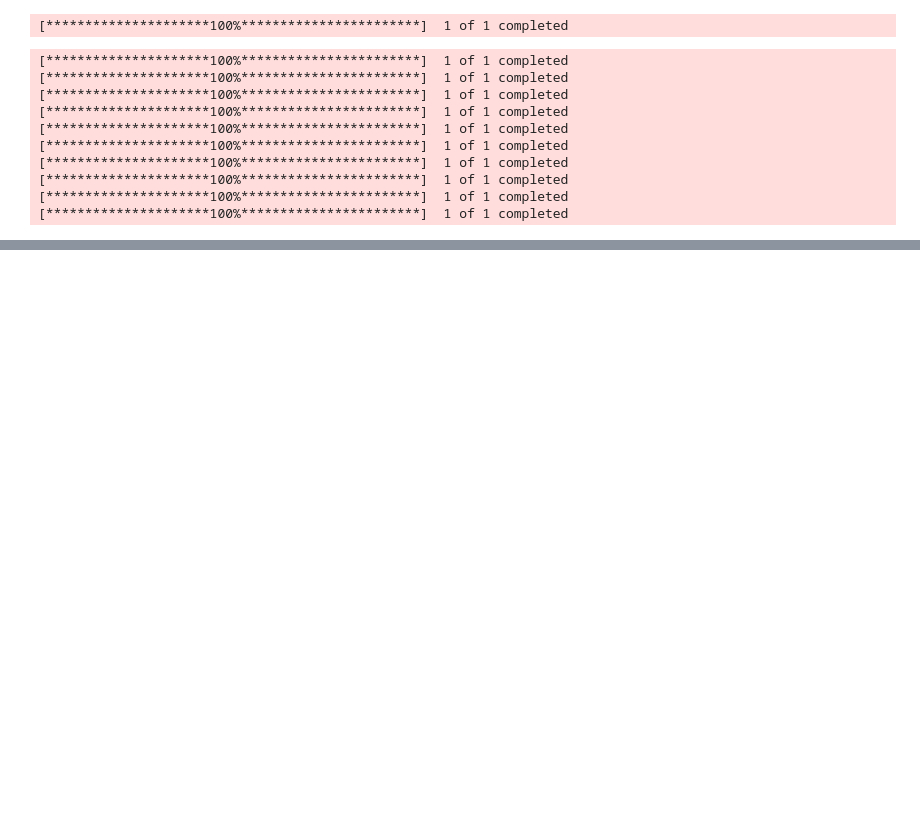
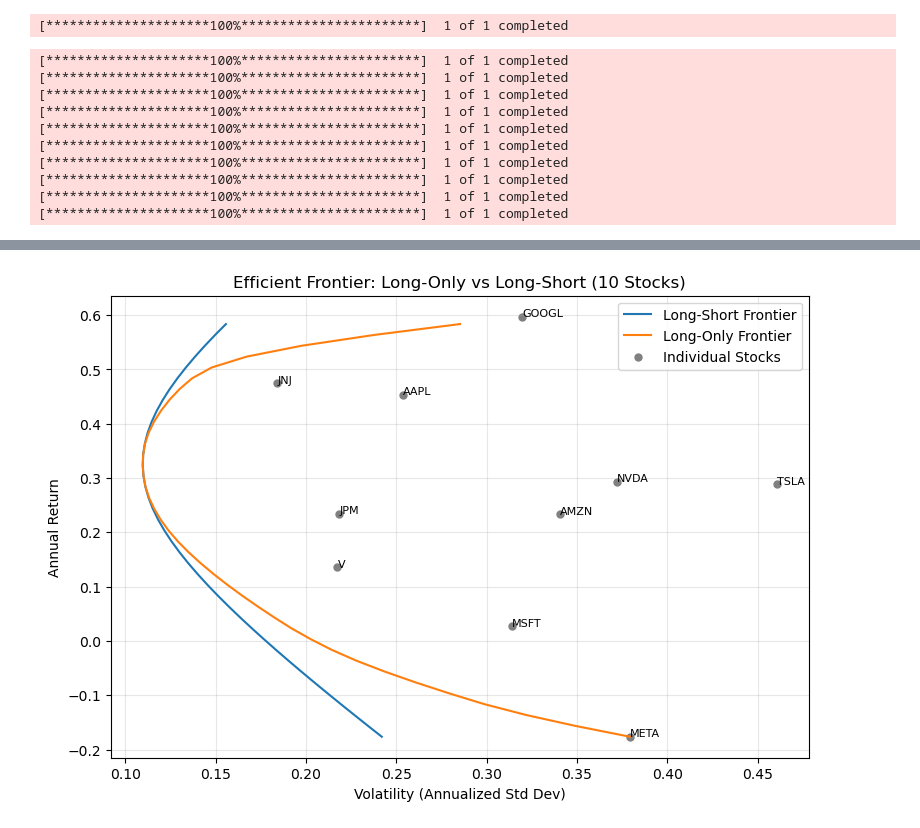
Before and after one commit to RishiKumar0897/MGT4067, a Jupyter notebook: Submission1.ipynb, the cells around one changed output, grey strips where cells are left out. Drawn from its saved outputs; the diff is of its cells as text; code cells hidden in the pictures; blank space fills up the shorter version.

```diff
--- a/Submission1.ipynb
+++ b/Submission1.ipynb
@@ -16,13 +17,13 @@ SPY = yf.download('SPY', start='2025-08-01', end='2026-08-01')['Close']
 # %% [output]
 [*********************100%***********************]  1 of 1 completed
 # %%
-# Download historical daily adjusted close prices for the specified tickers
 prices = {}
-daily_returns = {}
-for ticker in TICKERS:
-    data = yf.download(ticker, start='2025-08-01', end='2026-08-01')['Close']
-    prices[ticker] = data
-    daily_returns[ticker] = data.pct_change().dropna()
+daily_ret = {}
+
+for stock in stocks:
+    data = yf.download(stock, start='2025-08-01', end='2026-09-01')['Close']
+    prices[stock] = data
+    daily_ret[stock] = data.pct_change().dropna()
 # %% [output]
 [*********************100%***********************]  1 of 1 completed
 [*********************100%***********************]  1 of 1 completed
@@ -83,9 +82,8 @@ SPY         0.204460         0.016440           0.128217
 # %%
-#creating covariance matrix
-returns_cov_matrix = returns_df.cov() * 252  # Annualize
+cov_mat = stock_ret.cov() * 252
 
 print("Covariance Matrix:")
-print(returns_cov_matrix)
+print(cov_mat)
 # %% [output]
 Covariance Matrix:
            AAPL     GOOGL      MSFT      AMZN      TSLA      META      NVDA  \
@@ -155,0 +105,6 @@ ls_frontier_df = pd.DataFrame({
+# %%
+def port_ret(weights, mean_ret):
+    return np.dot(weights, mean_ret)
+
+def port_vol(weights, cov_arr):
+    return np.sqrt(np.dot(weights.T, np.dot(cov_arr, weights)))
@@ -155,0 +189,17 @@ ls_frontier_df = pd.DataFrame({
+# %%
+plt.figure(figsize=(9, 6))
+plt.plot(short_frontier['Volatility'], short_frontier['Return'], label='Long-Short Frontier', color='tab:blue')
+plt.plot(long_frontier['Volatility'], long_frontier['Return'], label='Long-Only Frontier', color='tab:orange')
+plt.scatter(year_vol[stocks], year_ret[stocks], color='gray', s=25, label='Individual Stocks')
+
+for stock in stocks:
+    plt.annotate(stock, (year_vol[stock], year_ret[stock]), fontsize=8)
+
+plt.xlabel('Volatility (Annualized Std Dev)')
+plt.ylabel('Annual Return')
+plt.title('Efficient Frontier: Long-Only vs Long-Short (10 Stocks)')
+plt.legend()
+plt.grid(alpha=0.3)
+plt.show()
+# %% [output]
+[figure, added]
```
Also changed, not shown: parts of 21 cells of this notebook.
